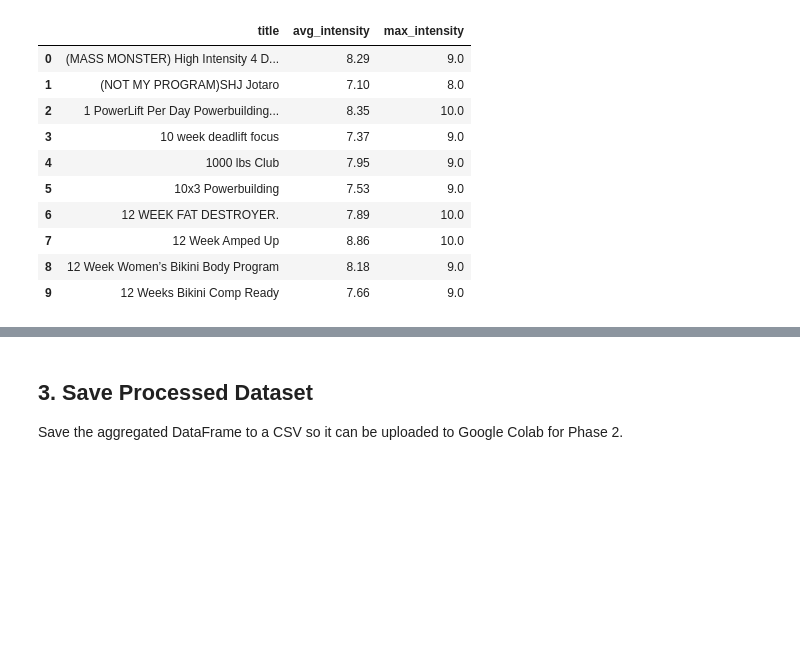
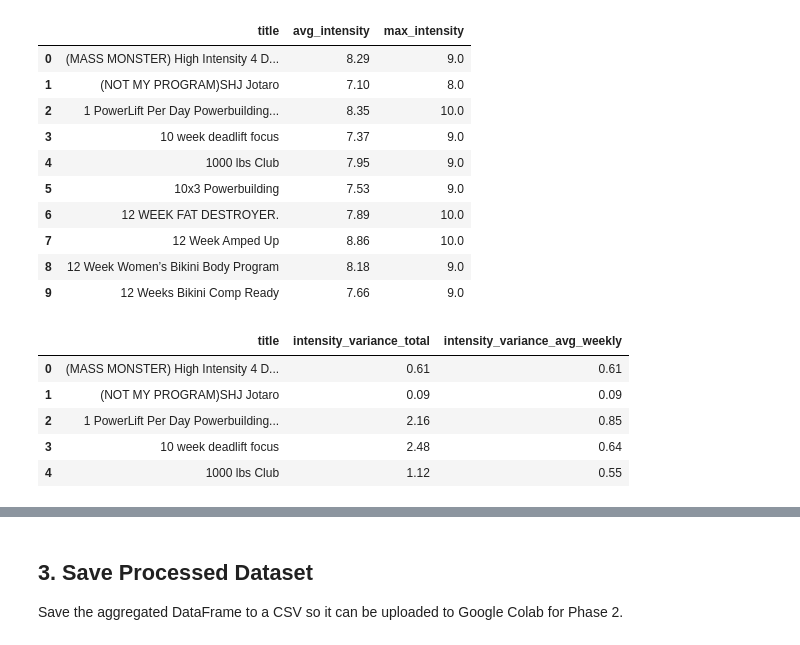
Before and after one commit to sgraziabile/proyecto-mineria, a Jupyter notebook: notebooks/01_data_preprocessing_and_eda.ipynb, the cells around one changed output, grey strips where cells are left out. Saved outputs shown, nothing was run; the diff lists cells and outputs as text; code cells hidden in the pictures; blank space fills up the shorter version.

Commit message:
Merged all metrics into a single table

```diff
--- a/notebooks/01_data_preprocessing_and_eda.ipynb
+++ b/notebooks/01_data_preprocessing_and_eda.ipynb
@@ -602,3 +602,44 @@ display(df_intensity.head(10))
 | 7 | 12 Week Amped Up | 8.86 | 10.0 |
 | 8 | 12 Week Women’s Bikini Body Program | 8.18 | 9.0 |
 | 9 | 12 Weeks Bikini Comp Ready | 7.66 | 9.0 |
+# %%
+# Calculate intensity variance per week and total per routine
+import pandas as pd
+
+def get_intensity_variance(df):
+    """
+    Calculates the total intensity variance for the entire routine,
+    and the average weekly intensity variance.
+    """
+    # --- 1. Total Variance per Routine ---
+    # How much does intensity vary across the ENTIRE routine (all weeks/days combined)
+    total_var = df.groupby('title')['intensity'].var()
+
+    # --- 2. Variance per Week ---
+    # First calculate the variance inside each specific week
+    weekly_var = df.groupby(['title', 'week'])['intensity'].var()
+    # Then take the average of those weekly variances to get a single number per routine
+    avg_weekly_var = weekly_var.groupby('title').mean()
+
+    # --- Combine into one table ---
+    variance_df = pd.DataFrame({
+        'intensity_variance_total': total_var,
+        'intensity_variance_avg_weekly': avg_weekly_var
+    }).round(2).reset_index()
+
+    # Fill NaN values with 0 (Happens if a week only had 1 exercise)
+    variance_df = variance_df.fillna(0)
+
+    return variance_df
+
+# --- How to use it ---
+df_intensity_variance = get_intensity_variance(df_final)
+
+display(df_intensity_variance.head())
+# %% [output]
+|  | title | intensity_variance_total | intensity_variance_avg_weekly |
+| 0 | (MASS MONSTER) High Intensity 4 D... | 0.61 | 0.61 |
+| 1 | (NOT MY PROGRAM)SHJ Jotaro | 0.09 | 0.09 |
+| 2 | 1 PowerLift Per Day Powerbuilding... | 2.16 | 0.85 |
+| 3 | 10 week deadlift focus | 2.48 | 0.64 |
+| 4 | 1000 lbs Club | 1.12 | 0.55 |
```
Also changed, not shown: parts of 1 cell of this notebook.
